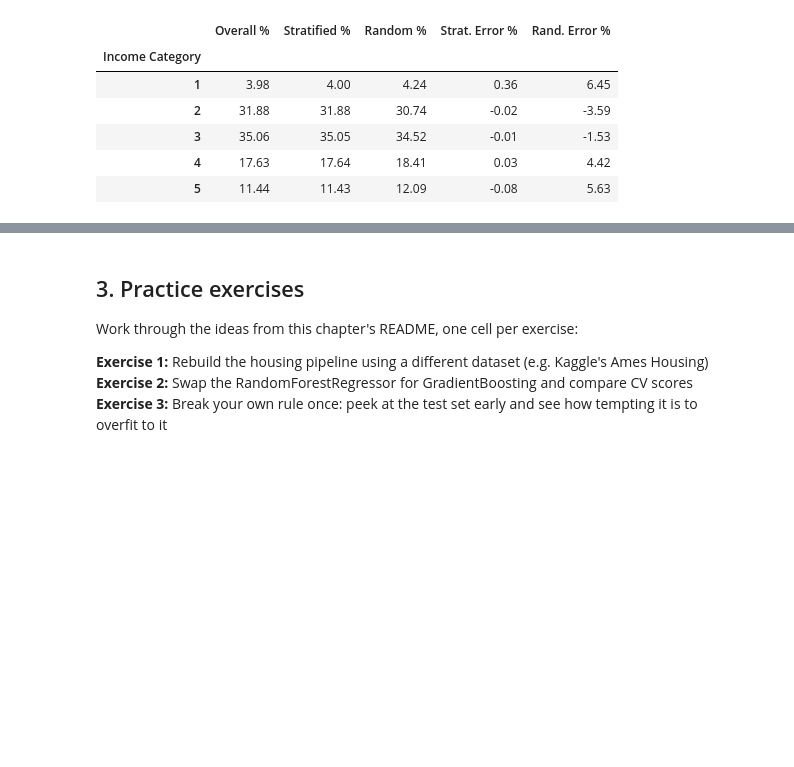
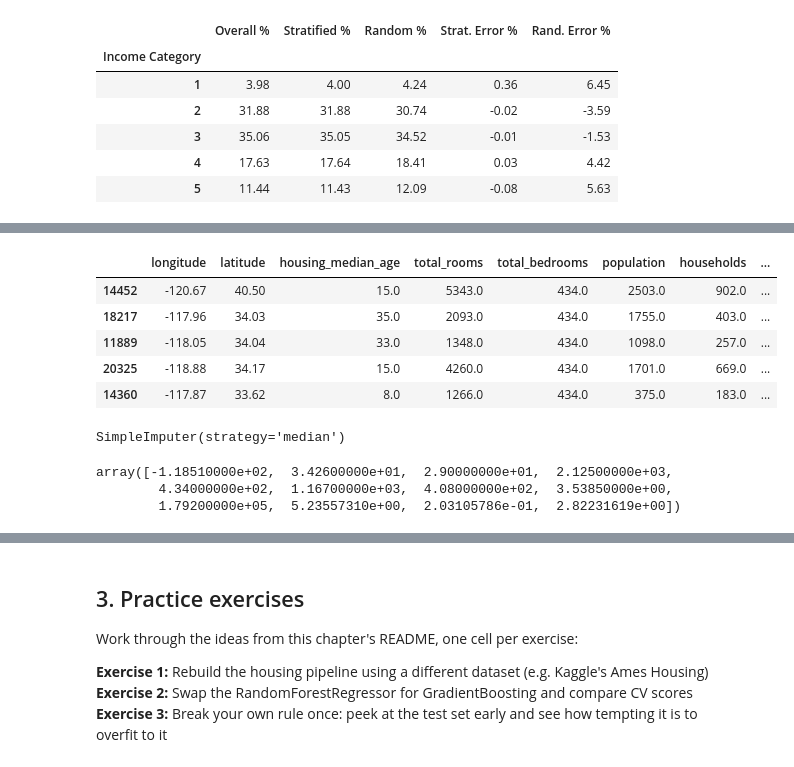
Before and after one commit to Hana-esf/Hands-on-ML-Reading-Roadmap-, a Jupyter notebook: chapters/02-end-to-end-machine-learning-project/02_end_to_end_machine_learning_project.ipynb, the cells around one changed output, grey strips where cells are left out. Saved outputs shown, nothing was run; the diff lists cells and outputs as text; code cells hidden in the pictures; blank space fills up the shorter version.

```diff
--- a/chapters/02-end-to-end-machine-learning-project/02_end_to_end_machine_learning_project.ipynb
+++ b/chapters/02-end-to-end-machine-learning-project/02_end_to_end_machine_learning_project.ipynb
@@ -233,3 +269,22 @@ housing["people_per_house"] = housing["population"] / housing["households"]
 #preparing the data for machine learning algorithms
 housing = strat_train_set.drop("median_house_value", axis=1)
 housing_labels = strat_train_set["median_house_value"].copy()
+# %%
+#getting rid of the missing values
+
+null_rows_idx = housing.isnull().any(axis=1)
+housing.loc[null_rows_idx].head()
+
+housing_option3 = housing.copy()
+
+median = housing["total_bedrooms"].median()
+housing_option3["total_bedrooms"] = housing_option3["total_bedrooms"].fillna(median)  # option 3
+
+housing_option3.loc[null_rows_idx].head()
+# %% [output]
+|  | longitude | latitude | housing_median_age | total_rooms | total_bedrooms | population | households | ... |
+| 14452 | -120.67 | 40.50 | 15.0 | 5343.0 | 434.0 | 2503.0 | 902.0 | ... |
+| 18217 | -117.96 | 34.03 | 35.0 | 2093.0 | 434.0 | 1755.0 | 403.0 | ... |
+| 11889 | -118.05 | 34.04 | 33.0 | 1348.0 | 434.0 | 1098.0 | 257.0 | ... |
+| 20325 | -118.88 | 34.17 | 15.0 | 4260.0 | 434.0 | 1701.0 | 669.0 | ... |
+| 14360 | -117.87 | 33.62 | 8.0 | 1266.0 | 434.0 | 375.0 | 183.0 | ... |
@@ -235,0 +297,10 @@ housing_labels = strat_train_set["median_house_value"].copy()
+# %%
+imputer.fit(housing_num)
+# %% [output]
+SimpleImputer(strategy='median')
+# %%
+imputer.statistics_
+# %% [output]
+array([-1.18510000e+02,  3.42600000e+01,  2.90000000e+01,  2.12500000e+03,
+        4.34000000e+02,  1.16700000e+03,  4.08000000e+02,  3.53850000e+00,
+        1.79200000e+05,  5.23557310e+00,  2.03105786e-01,  2.82231619e+00])
```
Also changed, not shown: parts of 23 cells of this notebook.
